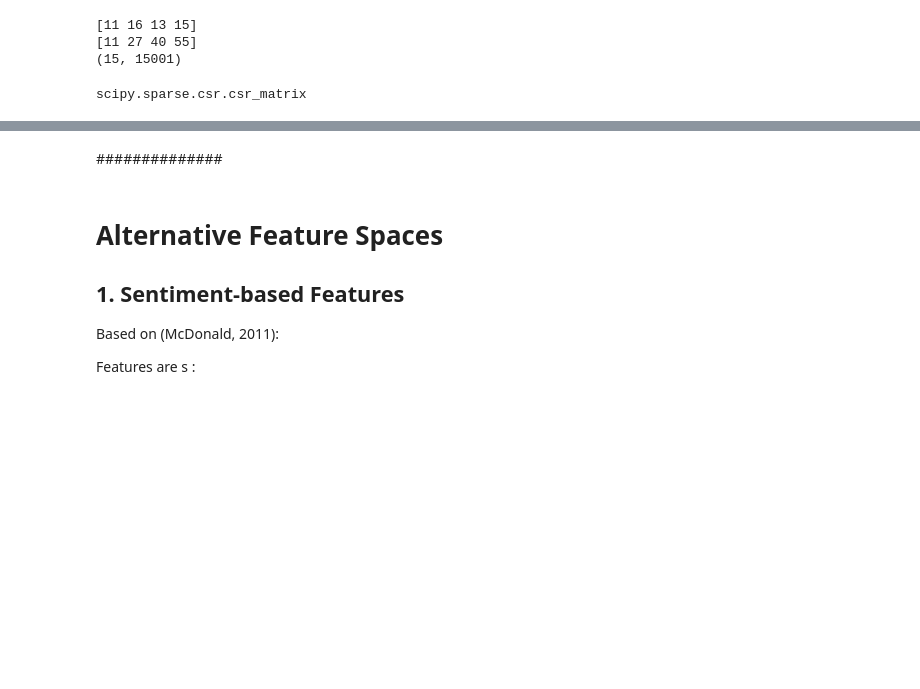
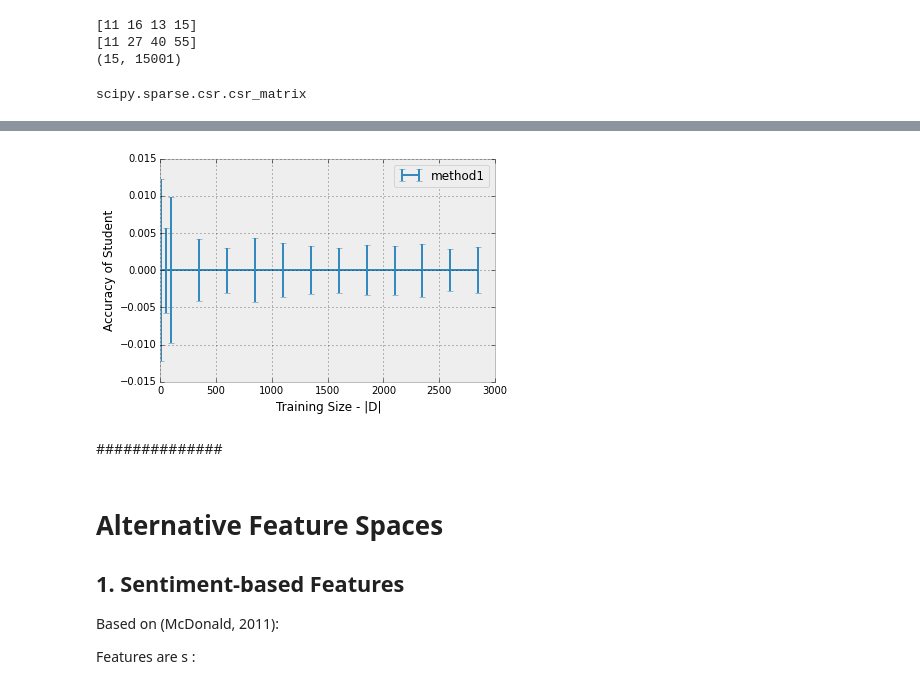
Before and after one commit to mramire8/notebooks, a Jupyter notebook: revisiting/sentence_classifier_features.ipynb, the cells around one changed output, grey strips where cells are left out. Cells and saved outputs as stored; diff of their text form; code cells hidden in the pictures; blank space fills up the shorter version.

```diff
--- a/revisiting/sentence_classifier_features.ipynb
+++ b/revisiting/sentence_classifier_features.ipynb
@@ -554,0 +588,4 @@ SentenceClassifier(doc_clf=None, feature_fn=None, threshold=None, top=None,
+# %%
+exp_plot({'method1':{'mean':np.mean([[s['neutrals'] for s in t] for t in scores], axis=0), 'std':std}}, sizes=sizes)
+# %% [output]
+[figure, added]
```
Also changed, not shown: parts of 16 cells of this notebook.
